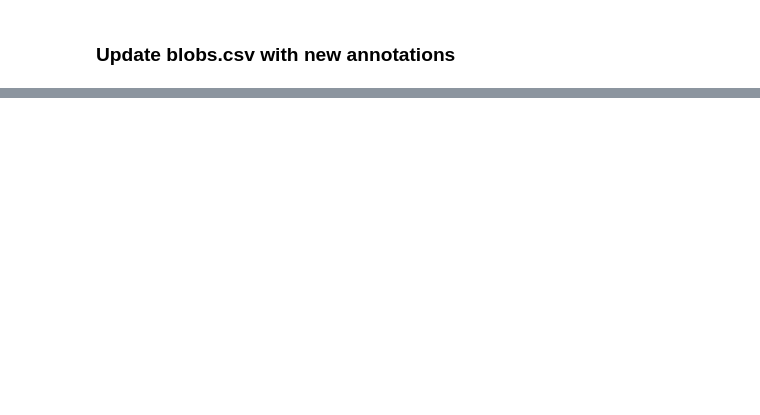
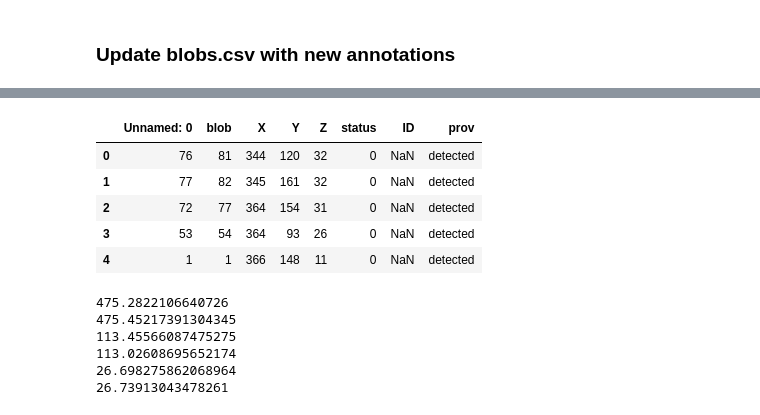
Before and after one commit to focolab/NP-image-eval, a Jupyter notebook: process_data.ipynb, the cells around one changed output, grey strips where cells are left out. Drawn from its saved outputs; the diff is of its cells as text; code cells hidden in the pictures; blank space fills up the shorter version.

```diff
--- a/process_data.ipynb
+++ b/process_data.ipynb
@@ -161,0 +466,23 @@ for folder in os.listdir('data/Manual_annotate'):
+# %%
+blob.head()
+# %% [output]
+|  | Unnamed: 0 | blob | X | Y | Z | status | ID | prov |
+| 0 | 76 | 81 | 344 | 120 | 32 | 0 | NaN | detected |
+| 1 | 77 | 82 | 345 | 161 | 32 | 0 | NaN | detected |
+| 2 | 72 | 77 | 364 | 154 | 31 | 0 | NaN | detected |
+| 3 | 53 | 54 | 364 | 93 | 26 | 0 | NaN | detected |
+| 4 | 1 | 1 | 366 | 148 | 11 | 0 | NaN | detected |
+# %%
+print(np.mean(np.asarray(npal['Real X (um)'])))
+print(np.mean(np.asarray(blob['X'])))
+print(np.mean(np.asarray(npal['Real Y (um)'])))
+print(np.mean(np.asarray(blob['Y'])))
+print(np.mean(np.asarray(npal['Real Z (um)'])))
+print(np.mean(np.asarray(blob['Z'])))
+# %% [output]
+475.2822106640726
+475.45217391304345
+113.45566087475275
+113.02608695652174
+26.698275862068964
+26.73913043478261
```
Also changed, not shown: parts of 26 cells of this notebook, 8 other files.
